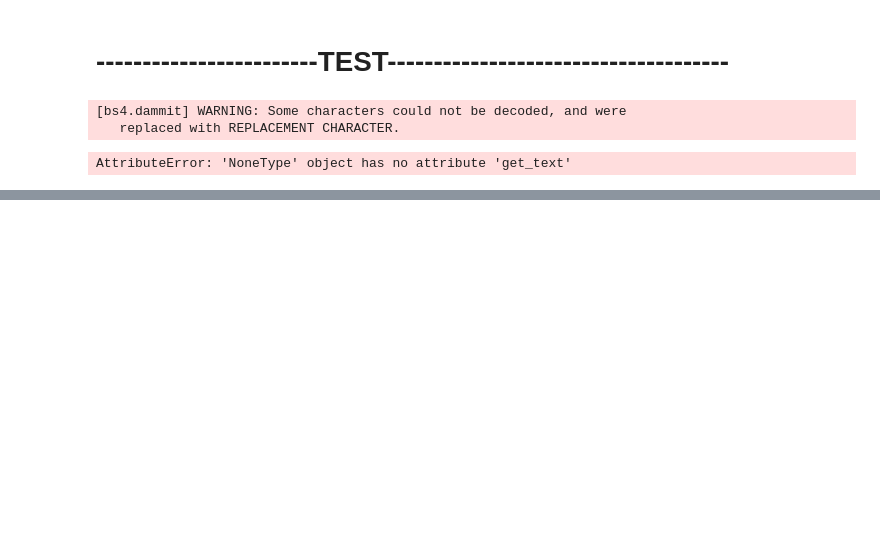
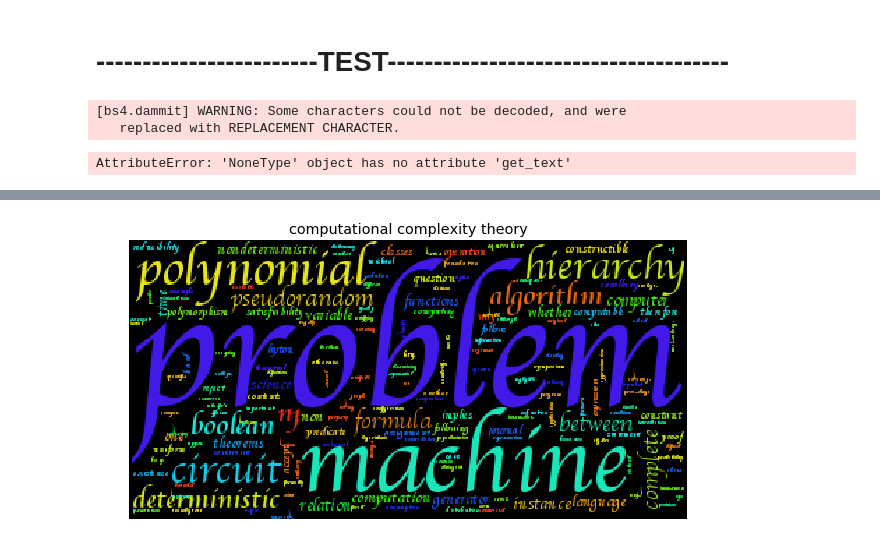
Before and after one commit to dsherma7/MathNet, a Jupyter notebook: Theorems.ipynb, the cells around one changed output, grey strips where cells are left out. Cells and saved outputs as stored; diff of their text form; code cells hidden in the pictures; blank space fills up the shorter version.

```diff
--- a/Theorems.ipynb
+++ b/Theorems.ipynb
@@ -509,0 +810,24 @@ for cat in soup.find_all('dl'):
+# %%
+def build_wordcloud(text,stopwords,ax=plt,title = ''):
+    #,mode='RGBA',background_color='black',prefer_horizontal=.6,width=1000,height=600,
+    wordcloud = WordCloud(stopwords = stopwords,font_path='/Library/Fonts/Apple Chancery.ttf').generate(text)
+    ax.imshow(wordcloud)
+    ax.axis("off")
+    ax.show() if ax == plt else ''
+    ax.set_title(title) if ax != plt else ''
+    words = WordCloud(stopwords = stopwords).process_text(text)
+    words = pd.DataFrame({'Words':words.keys(),'Freq':words.values()}).sort_values('Freq',ascending=0)
+    return(words)
+def f(text,ax=plt,stopwords=[''],min_len=7):
+    title = text.iloc[0,0]
+    texts = [y.lower() for y in text['Trimmed']]
+    #texts = [y.lower() for y in text]
+    words=build_wordcloud(stopwords=stopwords+title.split(' '),text=remove_small(texts,min_len),ax=ax,title=title)
+    return(words)
+# %%
+temp = duplicate_theorems[duplicate_theorems['Field']==field]
+f1,ax = plt.subplots(1,1,figsize=[10,10])
+_=f(temp,ax,stopwords=stopwords,min_len=min_len)
+f1.savefig('temp3.png')
+# %% [output]
+[figure, added]
```
Also changed, not shown: parts of 76 cells of this notebook.
